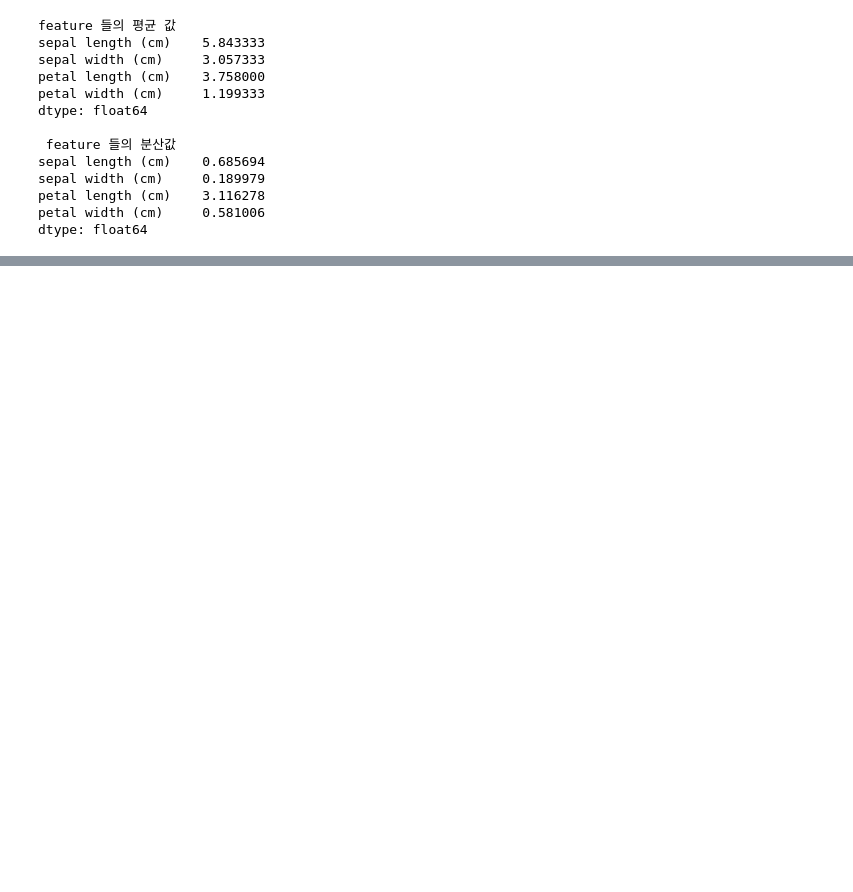
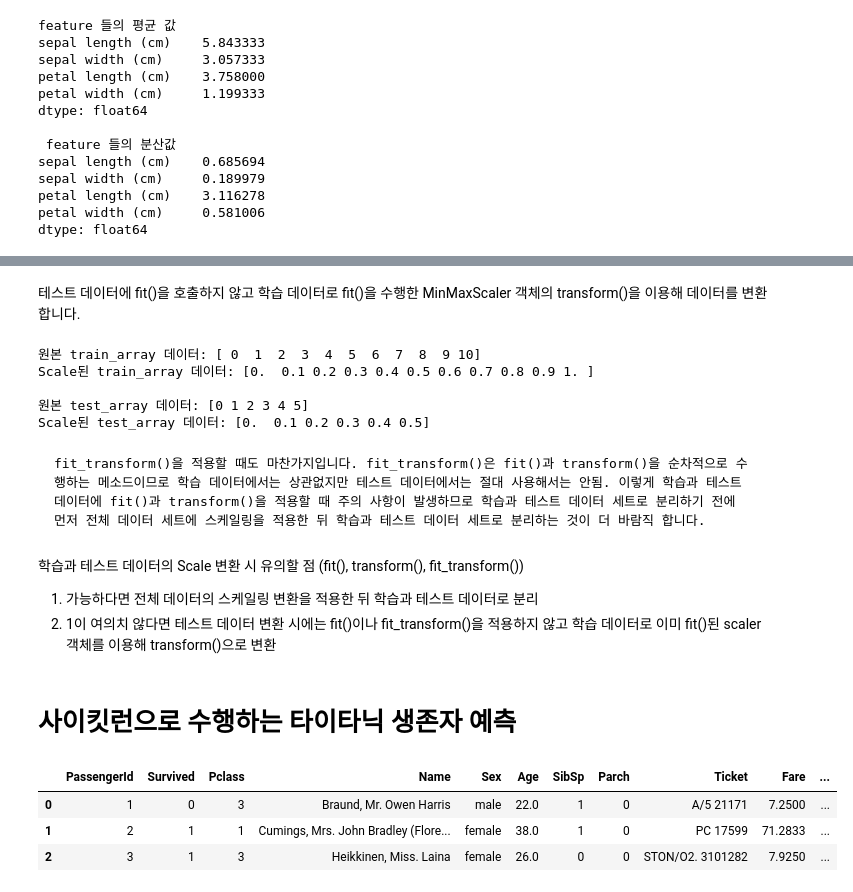
Before and after one commit to DogeinP/PythonMachine, a Jupyter notebook: 2장. 사이킷런으로 시작하는 머신러닝.ipynb, the cells around one changed output, grey strips where cells are left out. Saved outputs shown, nothing was run; the diff lists cells and outputs as text; code cells hidden in the pictures; blank space fills up the shorter version.

```diff
--- a/2장. 사이킷런으로 시작하는 머신러닝.ipynb
+++ b/2장. 사이킷런으로 시작하는 머신러닝.ipynb
@@ -820,0 +939,42 @@ dtype: float64
+# %% [markdown]
+테스트 데이터에 fit()을 호출하지 않고 학습 데이터로 fit()을 수행한 MinMaxScaler 객체의 transform()을 이용해 데이터를 변환합니다.
+# %%
+scaler = MinMaxScaler()
+scaler.fit(train_array)
+train_scaled = scaler.transform(train_array)
+print('원본 train_array 데이터:',np.round(train_array.reshape(-1),2))
+print('Scale된 train_array 데이터:',np.round(train_scaled.reshape(-1),2))
+
+# test_array에 Scale 변환을 할 때는 반드시 fit()을 호출하지 않고 transform()만으로 변환해야 함.
+test_scaled = scaler.transform(test_array)
+print('\n원본 test_array 데이터:',np.round(test_array.reshape(-1),2))
+print('Scale된 test_array 데이터:',np.round(test_scaled.reshape(-1),2))
+# %% [output]
+원본 train_array 데이터: [ 0  1  2  3  4  5  6  7  8  9 10]
+Scale된 train_array 데이터: [0.  0.1 0.2 0.3 0.4 0.5 0.6 0.7 0.8 0.9 1. ]
+
+원본 test_array 데이터: [0 1 2 3 4 5]
+Scale된 test_array 데이터: [0.  0.1 0.2 0.3 0.4 0.5]
+# %% [markdown]
+    fit_transform()을 적용할 때도 마찬가지입니다. fit_transform()은 fit()과 transform()을 순차적으로 수행하는 메소드이므로 학습 데이터에서는 상관없지만 테스트 데이터에서는 절대 사용해서는 안됨. 이렇게 학습과 테스트 데이터에 fit()과 transform()을 적용할 때 주의 사항이 발생하므로 학습과 테스트 데이터 세트로 분리하기 전에 먼저 전체 데이터 세트에 스케일링을 적용한 뒤 학습과 테스트 데이터 세트로 분리하는 것이 더 바람직 합니다.
+# %% [markdown]
+학습과 테스트 데이터의 Scale 변환 시 유의할 점 (fit(), transform(), fit_transform())
+
+1. 가능하다면 전체 데이터의 스케일링 변환을 적용한 뒤 학습과 테스트 데이터로 분리
+2. 1이 여의치 않다면 테스트  데이터 변환 시에는 fit()이나 fit_transform()을 적용하지 않고 학습 데이터로 이미 fit()된 scaler 객체를 이용해 transform()으로 변환
+# %% [markdown]
+# 사이킷런으로 수행하는 타이타닉 생존자 예측
+# %%
+import numpy as np
+import pandas as pd
+import matplotlib.pyplot  as plt
+import seaborn as sns
+%matplotlib inline
+
+titanic_df = pd.read_csv('./train.csv')
+titanic_df.head(3)
+# %% [output]
+|  | PassengerId | Survived | Pclass | Name | Sex | Age | SibSp | Parch | Ticket | Fare | ... |
+| 0 | 1 | 0 | 3 | Braund, Mr. Owen Harris | male | 22.0 | 1 | 0 | A/5 21171 | 7.2500 | ... |
+| 1 | 2 | 1 | 1 | Cumings, Mrs. John Bradley (Flore... | female | 38.0 | 1 | 0 | PC 17599 | 71.2833 | ... |
+| 2 | 3 | 1 | 3 | Heikkinen, Miss. Laina | female | 26.0 | 0 | 0 | STON/O2. 3101282 | 7.9250 | ... |
```
Also changed, not shown: parts of 52 cells of this notebook, 1 other file.
